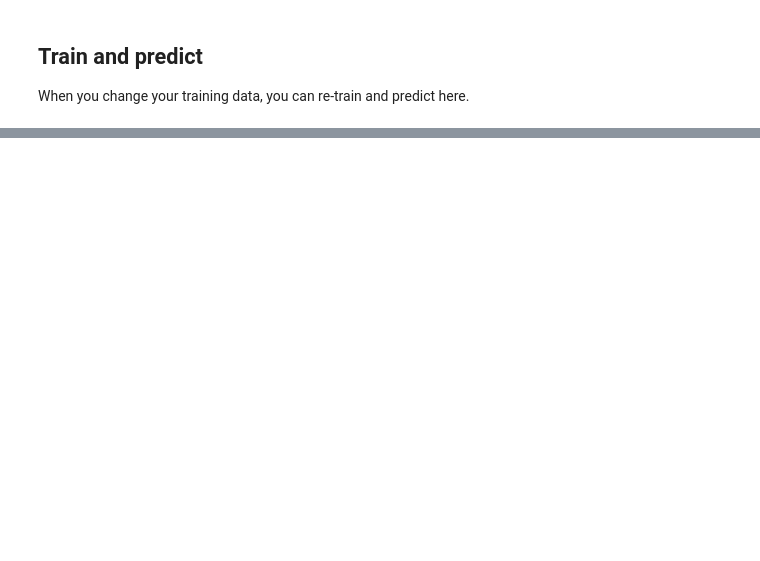
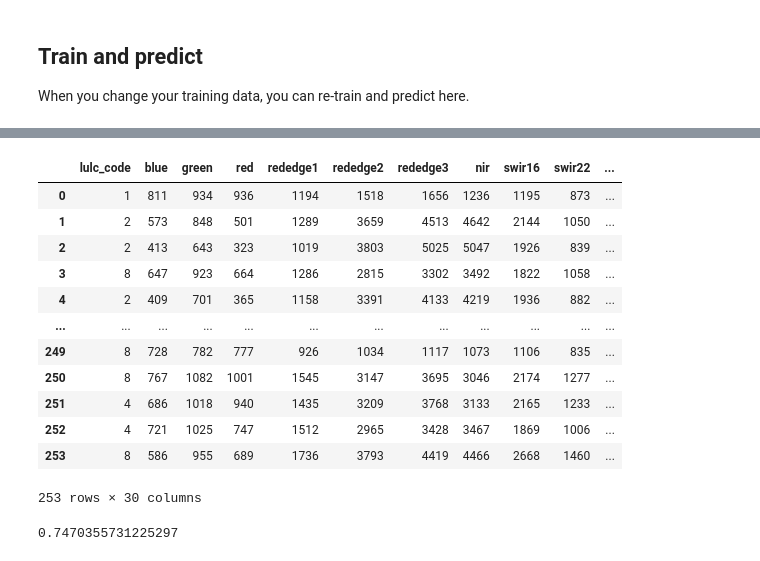
Before and after one commit to nicholasmetherall/minerals-model, a Jupyter notebook: 1-ml-learning.ipynb, the cells around one changed output, grey strips where cells are left out. Cells and saved outputs as stored; diff of their text form; code cells hidden in the pictures; blank space fills up the shorter version.

Commit message:
First version of model

```diff
--- a/1-ml-learning.ipynb
+++ b/1-ml-learning.ipynb
@@ -93,0 +51,21 @@ training_array
+# %%
+print(f"Number of training samples: {len(training_data)}")
+
+# print(training_data.crs)
+# print(merged.odc.crs)
+
+# Reproject 4326 training data to 3832 like the main dataset
+training_data = training_data.to_crs(merged.odc.crs)
+
+print("Distribution of lulc_code in the training data:")
+print(training_data["lulc_code"].value_counts().sort_index())
+
+# Colour points by class, legend shows "code: label"
+labels = {code: f"{code}: {name}" for code, name, _ in classes}
+training_data.assign(lulc_class=training_data["lulc_code"].map(labels)).explore(
+    column="lulc_class",
+    categorical=True,
+    categories=list(labels.values()),
+    cmap=[color for *_, color in classes],
+    legend=True,
+)
@@ -93,0 +85,21 @@ training_array
+# %%
+# Sample merged at each training point (nearest pixel)
+points = training_data.get_coordinates().to_xarray()
+samples = merged.sel(
+    x=points.x,
+    y=points.y,
+    method="nearest",
+    # Finally load the merged data. Until now it was lazy
+).compute()
+training_array = training_data.join(samples.to_dataframe())
+
+# Keep only the lulc code and model features
+features = list(merged.data_vars)
+training_array = training_array[["lulc_code", *features]]
+
+# Drop points that fall on NaN (masked) pixels
+n_points = len(training_array)
+training_array = training_array.dropna()
+print(
+    f"Training array: {training_array.shape}, dropped {n_points - len(training_array)} NaN rows"
+)
@@ -94,2 +109,19 @@ training_array
+# %%
+training_array.to_csv("training_array.csv", index=False)
+training_array
+# %% [output]
+|  | lulc_code | blue | green | red | rededge1 | rededge2 | rededge3 | nir | swir16 | swir22 | ... |
+| 0 | 1 | 811 | 934 | 936 | 1194 | 1518 | 1656 | 1236 | 1195 | 873 | ... |
+| 1 | 2 | 573 | 848 | 501 | 1289 | 3659 | 4513 | 4642 | 2144 | 1050 | ... |
+| 2 | 2 | 413 | 643 | 323 | 1019 | 3803 | 5025 | 5047 | 1926 | 839 | ... |
+| 3 | 8 | 647 | 923 | 664 | 1286 | 2815 | 3302 | 3492 | 1822 | 1058 | ... |
+| 4 | 2 | 409 | 701 | 365 | 1158 | 3391 | 4133 | 4219 | 1936 | 882 | ... |
+| ... | ... | ... | ... | ... | ... | ... | ... | ... | ... | ... | ... |
+| 249 | 8 | 728 | 782 | 777 | 926 | 1034 | 1117 | 1073 | 1106 | 835 | ... |
+| 250 | 8 | 767 | 1082 | 1001 | 1545 | 3147 | 3695 | 3046 | 2174 | 1277 | ... |
+| 251 | 4 | 686 | 1018 | 940 | 1435 | 3209 | 3768 | 3133 | 2165 | 1233 | ... |
+| 252 | 4 | 721 | 1025 | 747 | 1512 | 2965 | 3428 | 3467 | 1869 | 1006 | ... |
+| 253 | 8 | 586 | 955 | 689 | 1736 | 3793 | 4419 | 4466 | 2668 | 1460 | ... |
+253 rows × 30 columns
 # %%
 classifier = RandomForestClassifier(
@@ -103,5 +136,9 @@ classifier = RandomForestClassifier(
 
 # DataFrame keeps feature names on the model
 model = classifier.fit(training_array[features], training_array["lulc_code"])
+# %%
+print(classifier.oob_score_)
+# %% [output]
+0.7470355731225297
 # %%
 joblib.dump(model, "test_model.dump")
```
Also changed, not shown: parts of 14 cells of this notebook, 6 other files.
